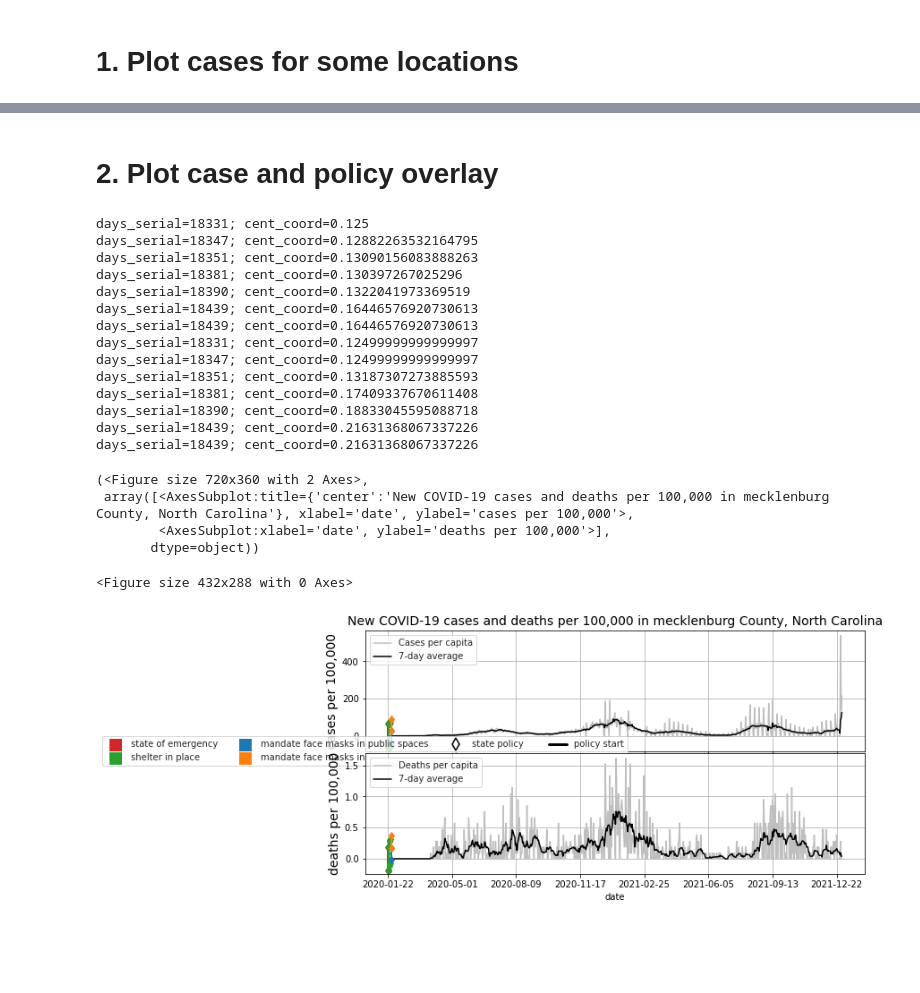
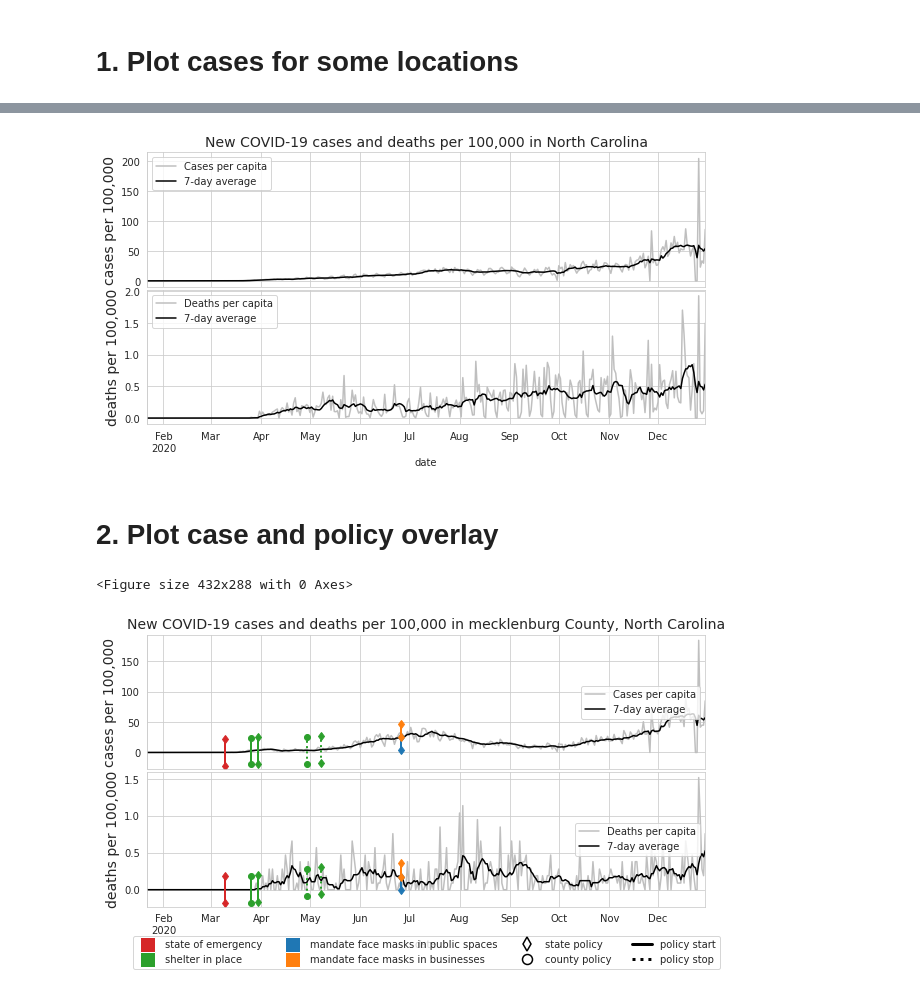
Before and after one commit to apalermo01/Covid-19-correlation-analysis, a Jupyter notebook: 03-Some visualizations.ipynb, the cells around one changed output, grey strips where cells are left out. Saved outputs shown, nothing was run; the diff lists cells and outputs as text; code cells hidden in the pictures; blank space fills up the shorter version.

Commit message:
updated documentation, bugfixes on visualizations, updated discussion sections

```diff
--- a/03-Some visualizations.ipynb
+++ b/03-Some visualizations.ipynb
@@ -16,35 +18,21 @@ policy_data = clean_policy_data()
 # %%
-# plot_cases(case_data=case_data,
-#            level='state',
-#            state='North Carolina',
-#            )
+plot_cases(case_data=case_data,
+           level='state',
+           state='North Carolina',
+           )
+# %% [output]
+[figure, added]
 # %% [markdown]
 # 2. Plot case and policy overlay
 # %%
 plot_cases_and_policies(
     county='mecklenburg',
     state='North Carolina',
     case_data=case_data,
     policy_data=policy_data,
-)
+    save_figure=True,
+    filename="./figures/cases_and_deaths_in_meck_county.png"
+);
 # %% [output]
-days_serial=18331; cent_coord=0.125
-days_serial=18347; cent_coord=0.12882263532164795
-days_serial=18351; cent_coord=0.13090156083888263
-days_serial=18381; cent_coord=0.130397267025296
-days_serial=18390; cent_coord=0.1322041973369519
-days_serial=18439; cent_coord=0.16446576920730613
-days_serial=18439; cent_coord=0.16446576920730613
-days_serial=18331; cent_coord=0.12499999999999997
-days_serial=18347; cent_coord=0.12499999999999997
-days_serial=18351; cent_coord=0.13187307273885593
-days_serial=18381; cent_coord=0.17409337670611408
-days_serial=18390; cent_coord=0.18833045595088718
-days_serial=18439; cent_coord=0.21631368067337226
-days_serial=18439; cent_coord=0.21631368067337226
+<Figure size 432x288 with 0 Axes>
-(<Figure size 720x360 with 2 Axes>,
- array([<AxesSubplot:title={'center':'New COVID-19 cases and deaths per 100,000 in mecklenburg County, North Carolina'}, xlabel='date', ylabel='cases per 100,000'>,
-        <AxesSubplot:xlabel='date', ylabel='deaths per 100,000'>],
-       dtype=object))
-<Figure size 432x288 with 0 Axes>
-[figure, old version]
+[figure, new version]
```
Also changed, not shown: parts of 1 cell of this notebook, 11 other files.
